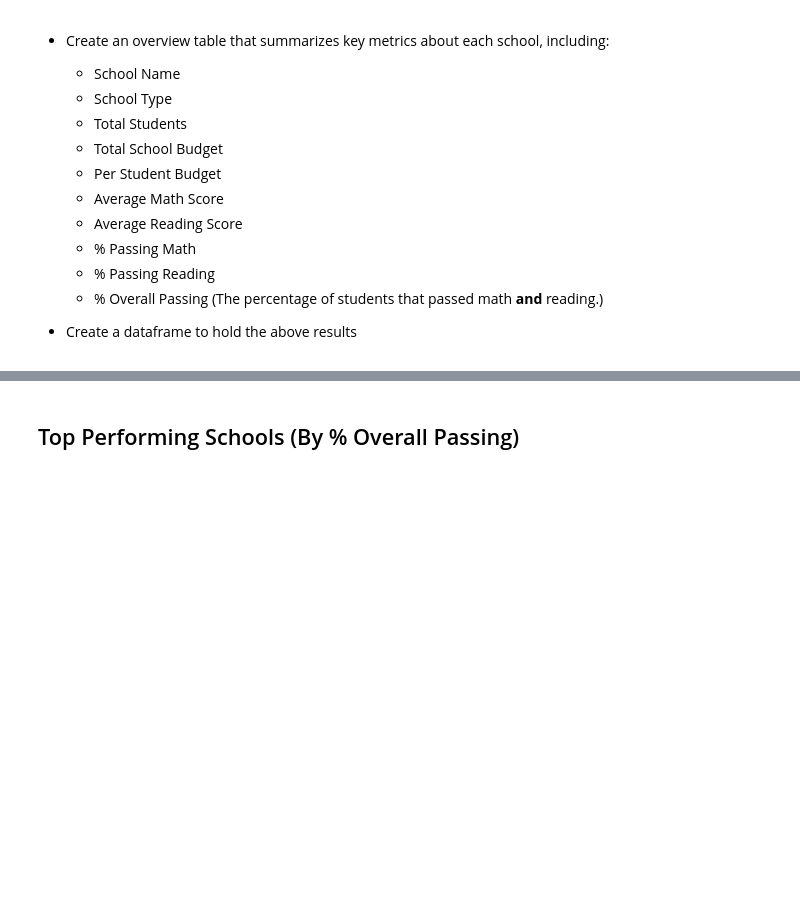
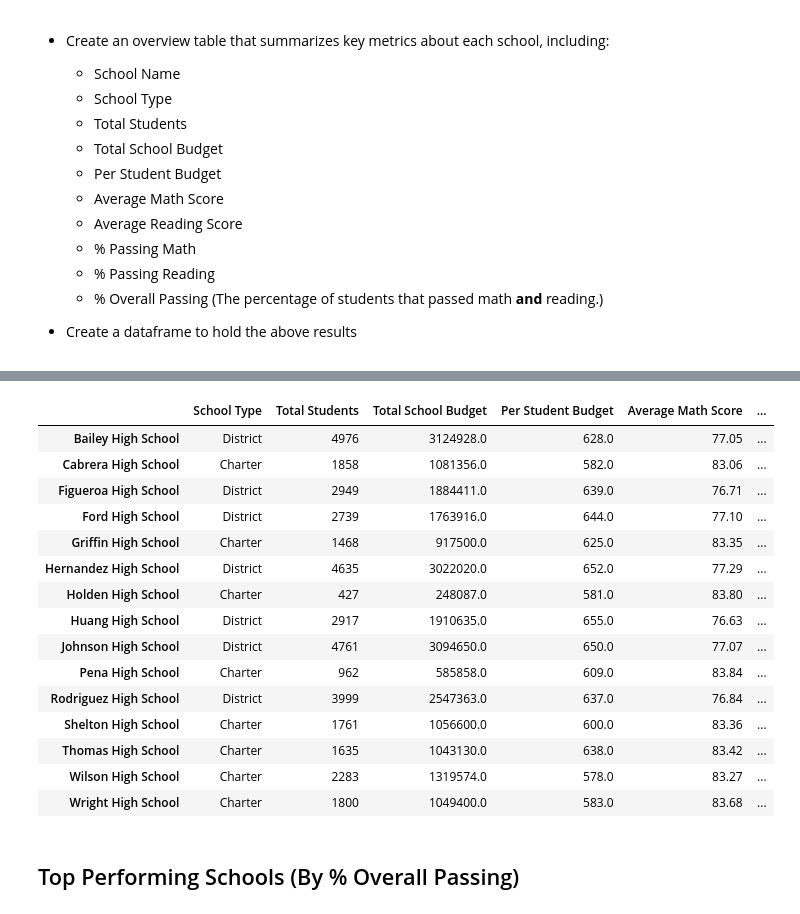
Before and after one commit to zetaum/pandas-challenge, a Jupyter notebook: PyCitySchools/PyCitySchools_starter.ipynb, the cells around one changed output, grey strips where cells are left out. Drawn from its saved outputs; the diff is of its cells as text; code cells hidden in the pictures; blank space fills up the shorter version.

Commit message:
commit distric summary per school dataframe

```diff
--- a/PyCitySchools/PyCitySchools_starter.ipynb
+++ b/PyCitySchools/PyCitySchools_starter.ipynb
@@ -162,0 +265,4 @@ KeyError: "None of ['school'] are in the columns"
+# %%
+#average reading score per school
+avg_reading_scores = round(school_student_combined_df.groupby(["school_name"]).mean()["reading_score"],2)
+avg_reading_scores
@@ -162,0 +287,10 @@ KeyError: "None of ['school'] are in the columns"
+# %%
+#total students passing math after df merge
+students_passing_math = school_student_combined_df[(school_student_combined_df["math_score"]>70)]
+
+#total students passing math per school
+students_passing_math_per_school = students_passing_math.groupby(["school_name"]).count()["student_name"]
+
+#total % students passing math per school
+percentage_passing_math_per_school = round((students_passing_math_per_school/total_students_per_school)*100,2)
+percentage_passing_math_per_school
@@ -162,0 +314,10 @@ KeyError: "None of ['school'] are in the columns"
+# %%
+#total students passing reading after df merge
+students_passing_reading = school_student_combined_df[school_student_combined_df["reading_score"]>70]
+
+#total students passing reading per school
+students_passing_reading_per_school = students_passing_reading.groupby(["school_name"]).count()["student_name"]
+
+#total % students passing reading per school
+percentage_passing_reading_per_school = round((students_passing_reading_per_school/total_students_per_school)*100,2)
+percentage_passing_reading_per_school
@@ -162,0 +341,4 @@ KeyError: "None of ['school'] are in the columns"
+# %%
+#overall passing rate per school
+overall_passing_rate_per_school = (percentage_passing_math_per_school + percentage_passing_reading_per_school)/2
+overall_passing_rate_per_school
@@ -163,3 +362,32 @@ KeyError: "None of ['school'] are in the columns"
+# %%
+#creating a summary of the school data
+school_summary_df = pd.DataFrame({"School Type":school_type,
+                                  "Total Students":total_students_per_school,
+                                  "Total School Budget":budget_per_school,
+                                  "Per Student Budget":per_student_budget,
+                                  "Average Math Score":avg_math_scores,
+                                  "Average Reading Score":avg_reading_scores,
+                                  "% Passing Math":percentage_passing_math_per_school,
+                                  "% Passing Reading":percentage_passing_reading_per_school,
+                                  "% Overall Passing":overall_passing_rate_per_school})
+school_summary_df
+# %% [output]
+|  | School Type | Total Students | Total School Budget | Per Student Budget | Average Math Score | ... |
+| Bailey High School | District | 4976 | 3124928.0 | 628.0 | 77.05 | ... |
+| Cabrera High School | Charter | 1858 | 1081356.0 | 582.0 | 83.06 | ... |
+| Figueroa High School | District | 2949 | 1884411.0 | 639.0 | 76.71 | ... |
+| Ford High School | District | 2739 | 1763916.0 | 644.0 | 77.10 | ... |
+| Griffin High School | Charter | 1468 | 917500.0 | 625.0 | 83.35 | ... |
+| Hernandez High School | District | 4635 | 3022020.0 | 652.0 | 77.29 | ... |
+| Holden High School | Charter | 427 | 248087.0 | 581.0 | 83.80 | ... |
+| Huang High School | District | 2917 | 1910635.0 | 655.0 | 76.63 | ... |
+| Johnson High School | District | 4761 | 3094650.0 | 650.0 | 77.07 | ... |
+| Pena High School | Charter | 962 | 585858.0 | 609.0 | 83.84 | ... |
+| Rodriguez High School | District | 3999 | 2547363.0 | 637.0 | 76.84 | ... |
+| Shelton High School | Charter | 1761 | 1056600.0 | 600.0 | 83.36 | ... |
+| Thomas High School | Charter | 1635 | 1043130.0 | 638.0 | 83.42 | ... |
+| Wilson High School | Charter | 2283 | 1319574.0 | 578.0 | 83.27 | ... |
+| Wright High School | Charter | 1800 | 1049400.0 | 583.0 | 83.68 | ... |
 # %% [markdown]
 ## Top Performing Schools (By % Overall Passing)
 # %% [markdown]
```
Also changed, not shown: parts of 10 cells of this notebook.
